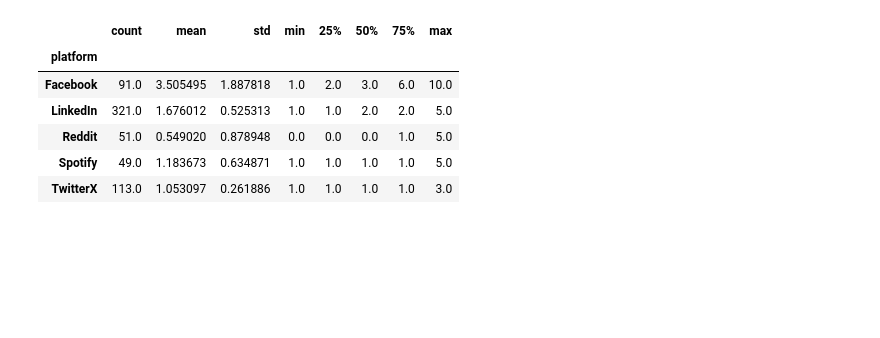
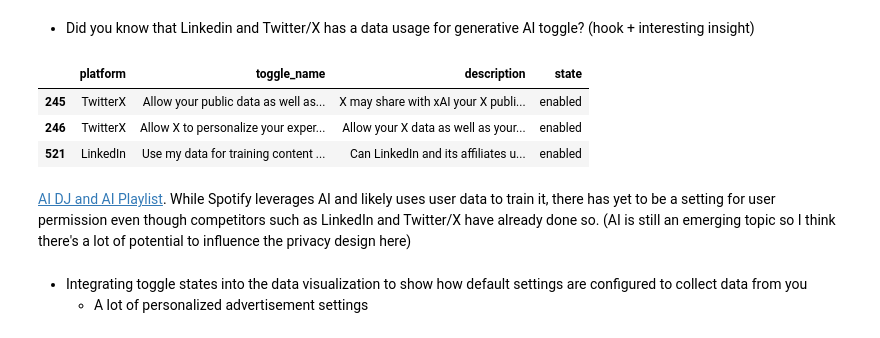
Before and after one commit to sebastianferragut/DSC180A_PrivacyProject, a Jupyter notebook: database/visualize_df.ipynb, the cells around one changed output. Cells and saved outputs as stored; diff of their text form; code cells hidden in the pictures; blank space fills up the shorter version.

```diff
--- a/database/visualize_df.ipynb
+++ b/database/visualize_df.ipynb
@@ -28,10 +90,16 @@ dtype: int64
+# %% [markdown]
+- Did you know that Linkedin and Twitter/X has a data usage for generative AI toggle? (hook + interesting insight)
 # %%
-pdf.groupby('platform')['click_counts'].describe() # box plot might be helpful to visualize this info
+generative_ai_settings = pdf[pdf['description'].apply(lambda x: 'model' in x.lower())]
+
+generative_ai_settings.iloc[:,[0, 1, 2, 3]]
 # %% [output]
-|  | count | mean | std | min | 25% | 50% | 75% | max |
-| platform |  |  |  |  |  |  |  |  |
-| Facebook | 91.0 | 3.505495 | 1.887818 | 1.0 | 2.0 | 3.0 | 6.0 | 10.0 |
-| LinkedIn | 321.0 | 1.676012 | 0.525313 | 1.0 | 1.0 | 2.0 | 2.0 | 5.0 |
-| Reddit | 51.0 | 0.549020 | 0.878948 | 0.0 | 0.0 | 0.0 | 1.0 | 5.0 |
-| Spotify | 49.0 | 1.183673 | 0.634871 | 1.0 | 1.0 | 1.0 | 1.0 | 5.0 |
-| TwitterX | 113.0 | 1.053097 | 0.261886 | 1.0 | 1.0 | 1.0 | 1.0 | 3.0 |
+|  | platform | toggle_name | description | state |
+| 245 | TwitterX | Allow your public data as well as... | X may share with xAI your X publi... | enabled |
+| 246 | TwitterX | Allow X to personalize your exper... | Allow your X data as well as your... | enabled |
+| 521 | LinkedIn | Use my data for training content ... | Can LinkedIn and its affiliates u... | enabled |
+# %% [markdown]
+<a href='https://newsroom.spotify.com/2025-04-24/spotify-expands-ai-playlist-in-beta-to-premium-listeners-in-40-new-markets/'>AI DJ and AI Playlist</a>. While Spotify leverages AI and likely uses user data to train it, there has yet to be a setting for user permission even though competitors such as LinkedIn and Twitter/X have already done so. (AI is still an emerging topic so I think there's a lot of potential to influence the privacy design here)
+# %% [markdown]
+- Integrating toggle states into the data visualization to show how default settings are configured to collect data from you
+    - A lot of personalized advertisement settings
```
Also changed, not shown: parts of 14 cells of this notebook, 1 other file.
